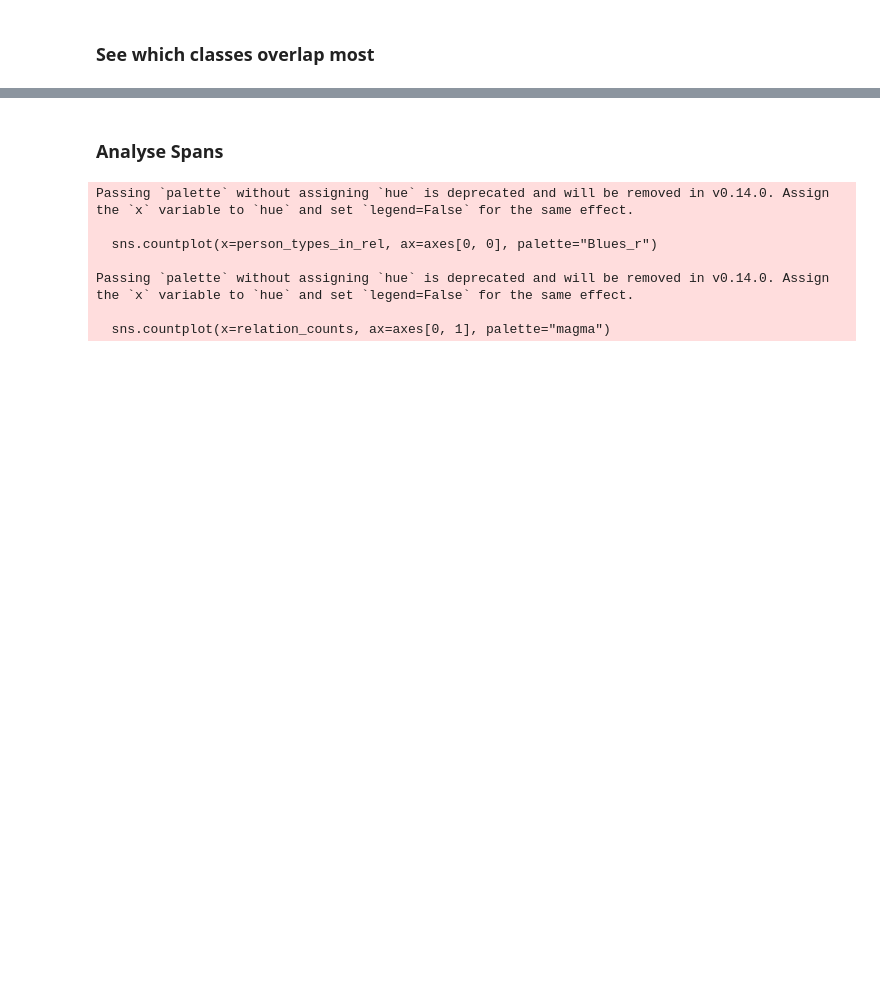
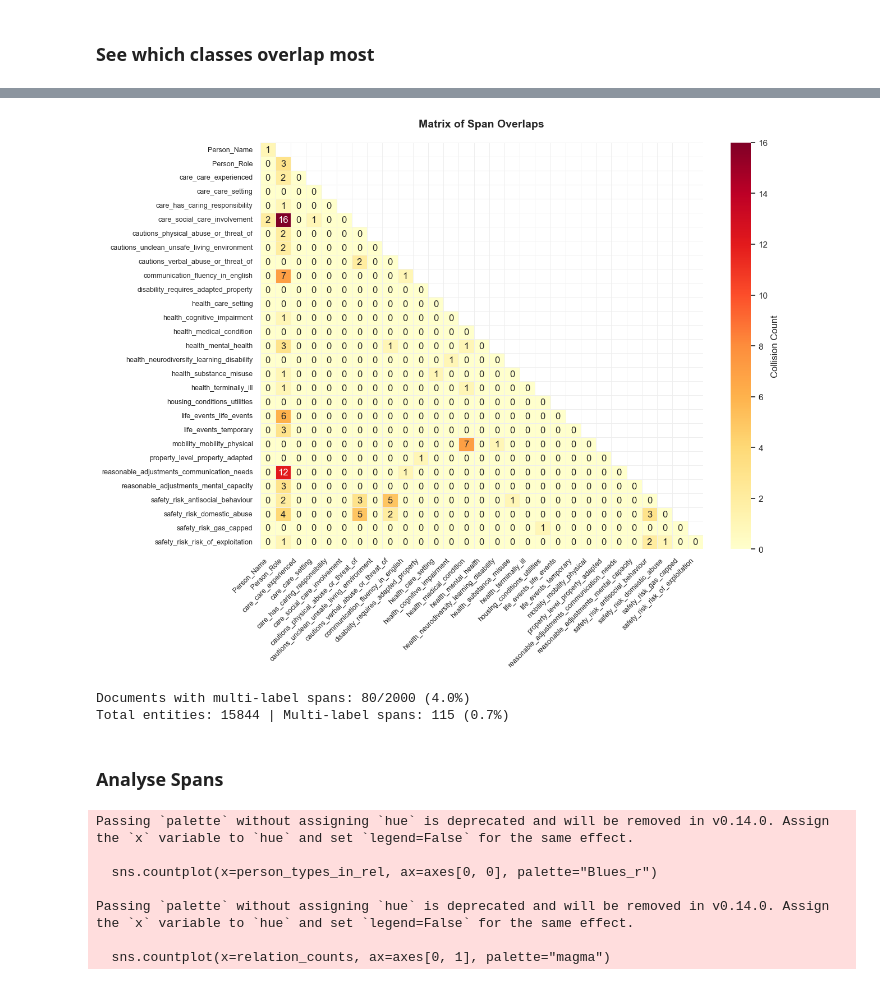
Before and after one commit to notatiyyah/CS3D6-Code, a Jupyter notebook: src/preprocessing/5_process_annotated_data.ipynb, the cells around one changed output, grey strips where cells are left out. Saved outputs shown, nothing was run; the diff lists cells and outputs as text; code cells hidden in the pictures; blank space fills up the shorter version.

```diff
--- a/src/preprocessing/5_process_annotated_data.ipynb
+++ b/src/preprocessing/5_process_annotated_data.ipynb
@@ -283,3 +290,57 @@ if overlap_pairs_counts:
+# %%
+# 1. Track single span multi label pairs
+ml_pairs_counts = defaultdict(int)
+docs_with_mls = 0
+
+total_entities = 0
+for record in records:
+    entities = record.get("needs", []) + record.get("persons", [])
+    is_multi_label = False
+    total_entities += len(entities)
+
+    for e1, e2 in combinations(entities, 2):
+        if e1["start"] == e2["start"] and e1["end"] == e2["end"]:
+            is_multi_label = True
+            lbl_pair = tuple(sorted([e1["label"], e2["label"]]))
+            ml_pairs_counts[lbl_pair] += 1
+
+    docs_with_mls += is_multi_label
+
+total_pairs = sum(ml_pairs_counts.values())
+
+
+# 2. Render Matrix and Heatmap (if overlaps exist)
+if docs_with_mls:
+    labels = sorted({lbl for pair in ml_pairs_counts for lbl in pair})
+    overlap_matrix_df = pd.DataFrame(0, index=labels, columns=labels)
+
+    # Populate symmetric matrix directly
+    for (l1, l2), count in ml_pairs_counts.items():
+        overlap_matrix_df.loc[l1, l2] = overlap_matrix_df.loc[l2, l1] = count
+
+    # Plot
+    n = len(labels)
+    plt.figure(figsize=(max(10, n * 0.45), max(8, n * 0.35)))
+    sns.set_theme(style="white")
+
+    mask = np.triu(np.ones(overlap_matrix_df.shape, dtype=bool), k=1)
+    sns.heatmap(
+        overlap_matrix_df, mask=mask, annot=True, fmt="d", cmap="YlOrRd",
+        cbar_kws={'label': 'Collision Count'}, linewidths=0.5, linecolor="#eeeeee"
+    )
+
+    plt.title("Matrix of Span Overlaps", fontsize=14, pad=20, fontweight='bold')
+    plt.xticks(rotation=45, ha='right', fontsize=9)
+    plt.yticks(fontsize=9)
+    plt.tight_layout()
+    plt.show()
+
+print(f"Documents with multi-label spans: {docs_with_mls}/{len(records)} ({docs_with_mls/len(records)*100:.1f}%)")
+print(f"Total entities: {total_entities} | Multi-label spans: {total_pairs} ({total_pairs/total_entities*100:.1f}%)")
+# %% [output]
+[figure, added]
+Documents with multi-label spans: 80/2000 (4.0%)
+Total entities: 15844 | Multi-label spans: 115 (0.7%)
 # %% [markdown]
 ### Analyse Spans
 # %%
```
Also changed, not shown: parts of 9 cells of this notebook, 12 other files.
